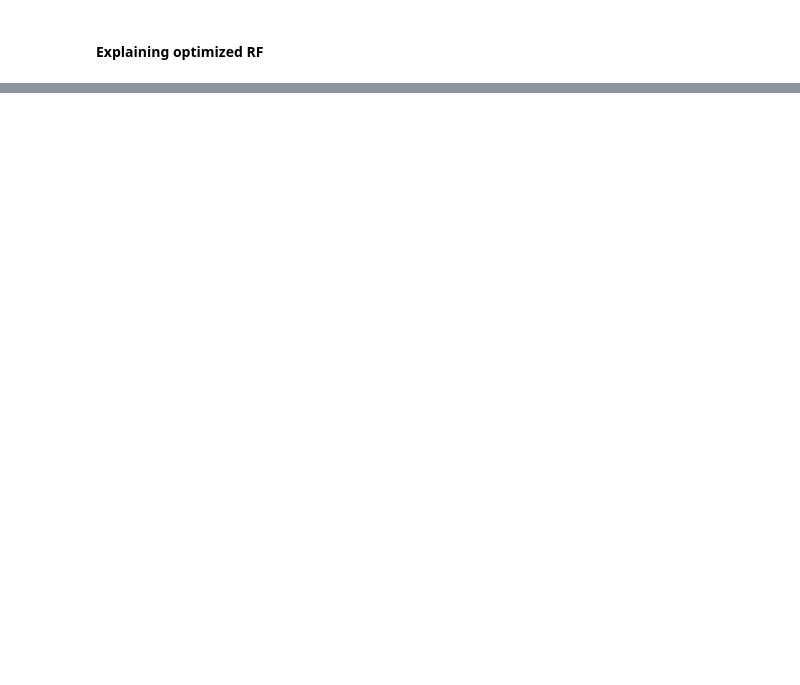
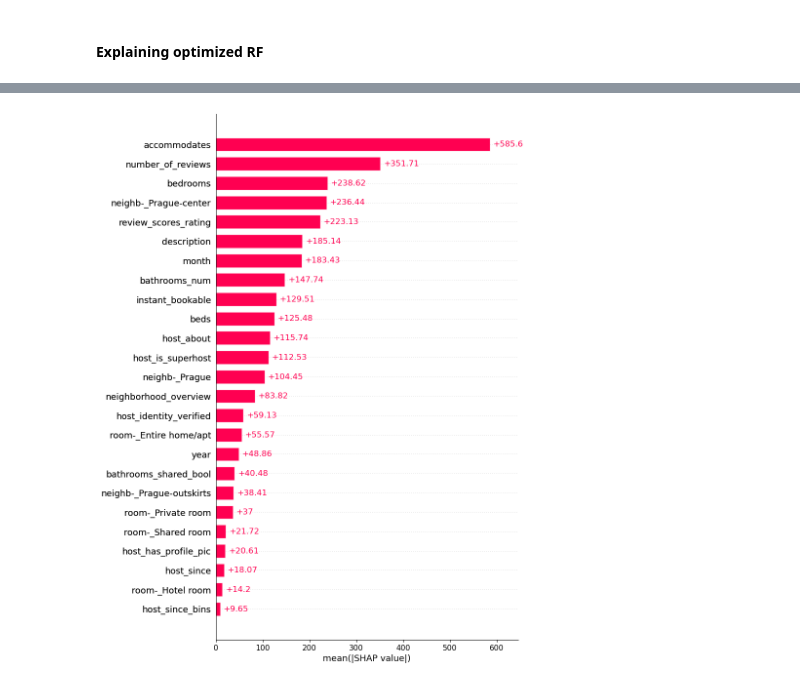
Before and after one commit to tominatorcz/datax, a Jupyter notebook: python/regresion.ipynb, the cells around one changed output, grey strips where cells are left out. Cells and saved outputs as stored; diff of their text form; code cells hidden in the pictures; blank space fills up the shorter version.

```diff
--- a/python/regresion.ipynb
+++ b/python/regresion.ipynb
@@ -720,0 +490,4 @@ with open('bayesian_optimization_xgboost.pkl', 'wb') as file:
+# %%
+shap.plots.bar(shap_values, max_display=np.shape(shap_values.values)[1])
+# %% [output]
+[figure, added]
```
Also changed, not shown: parts of 79 cells of this notebook, 4 other files.
